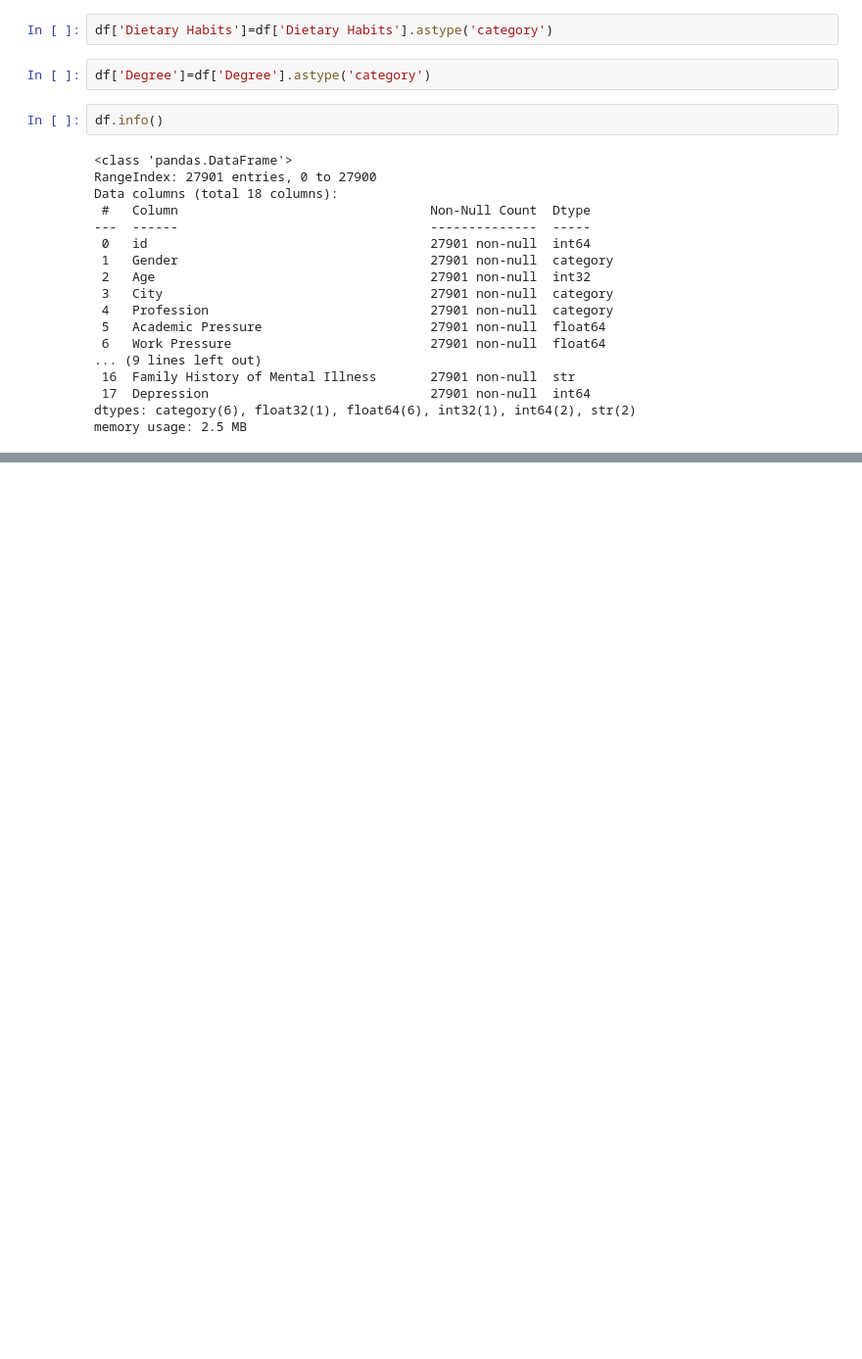
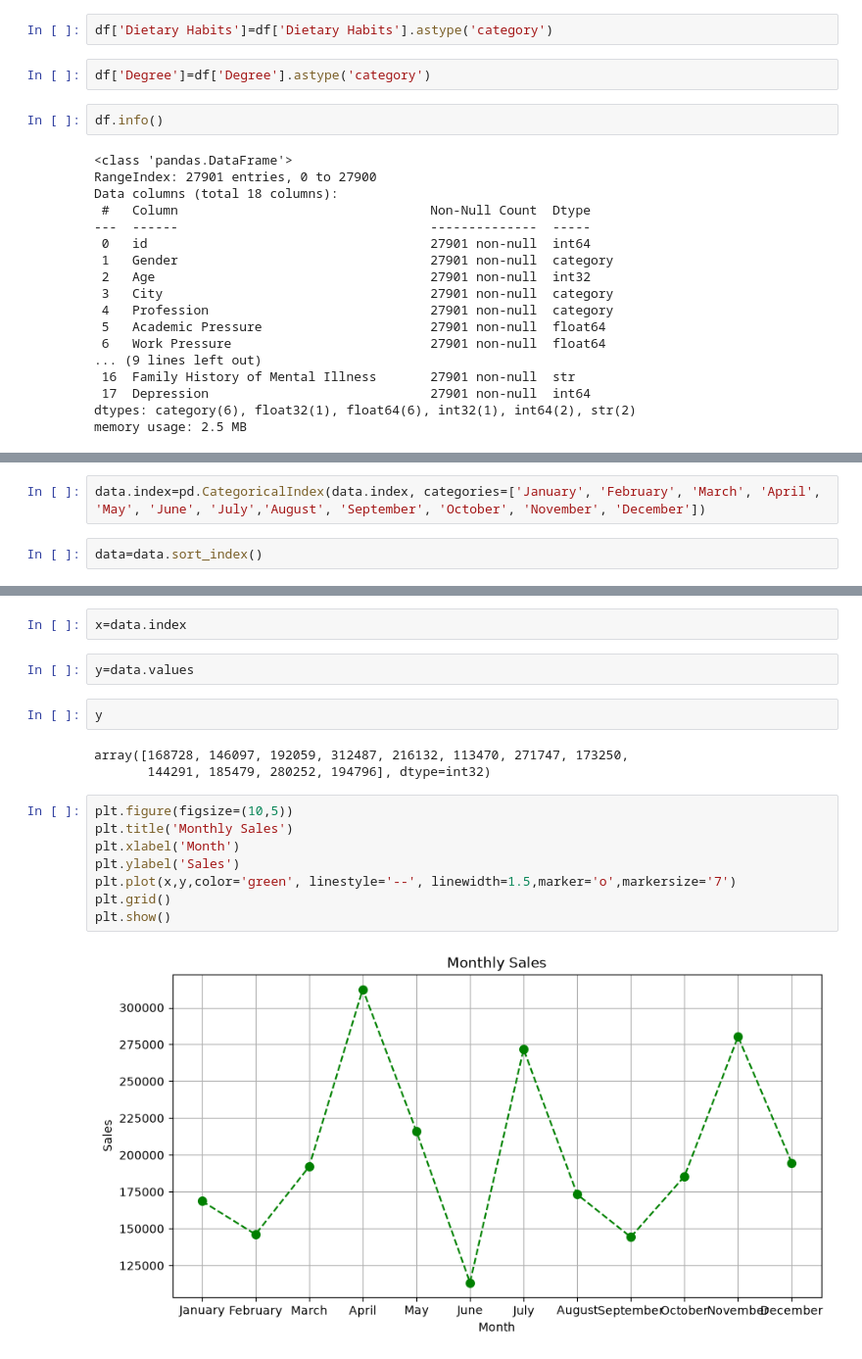
Before and after one commit to AbhishekKumarVerma2356/Python_Matplotlib, a Jupyter notebook: Getting_Started.ipynb, the cells around one changed output, grey strips where cells are left out. Shown at 98% size. Cells and saved outputs as stored; diff of their text form; blank space fills up the shorter version.

```diff
--- a/Getting_Started.ipynb
+++ b/Getting_Started.ipynb
@@ -370,0 +707,4 @@ memory usage: 2.5 MB
+# %%
+data.index=pd.CategoricalIndex(data.index, categories=['January', 'February', 'March', 'April', 'May', 'June', 'July','August', 'September', 'October', 'November', 'December'])
+# %%
+data=data.sort_index()
@@ -370,0 +728,19 @@ memory usage: 2.5 MB
+# %%
+x=data.index
+# %%
+y=data.values
+# %%
+y
+# %% [output]
+array([168728, 146097, 192059, 312487, 216132, 113470, 271747, 173250,
+       144291, 185479, 280252, 194796], dtype=int32)
+# %%
+plt.figure(figsize=(10,5))
+plt.title('Monthly Sales')
+plt.xlabel('Month')
+plt.ylabel('Sales')
+plt.plot(x,y,color='green', linestyle='--', linewidth=1.5,marker='o',markersize='7')
+plt.grid()
+plt.show()
+# %% [output]
+[figure, added]
```
Also changed, not shown: parts of 46 cells of this notebook, 1 other file.
